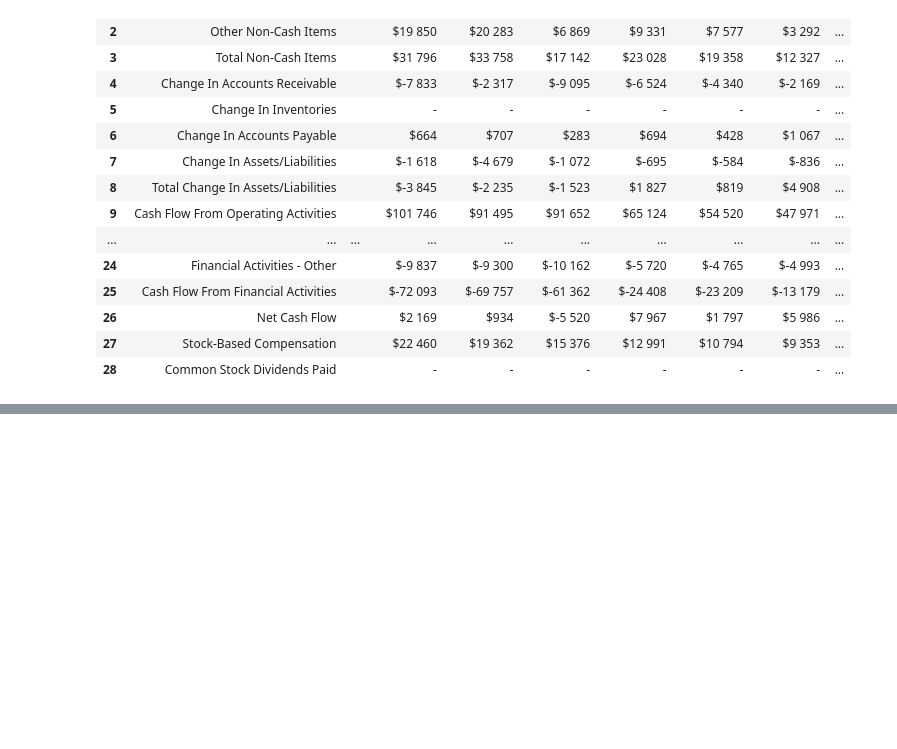
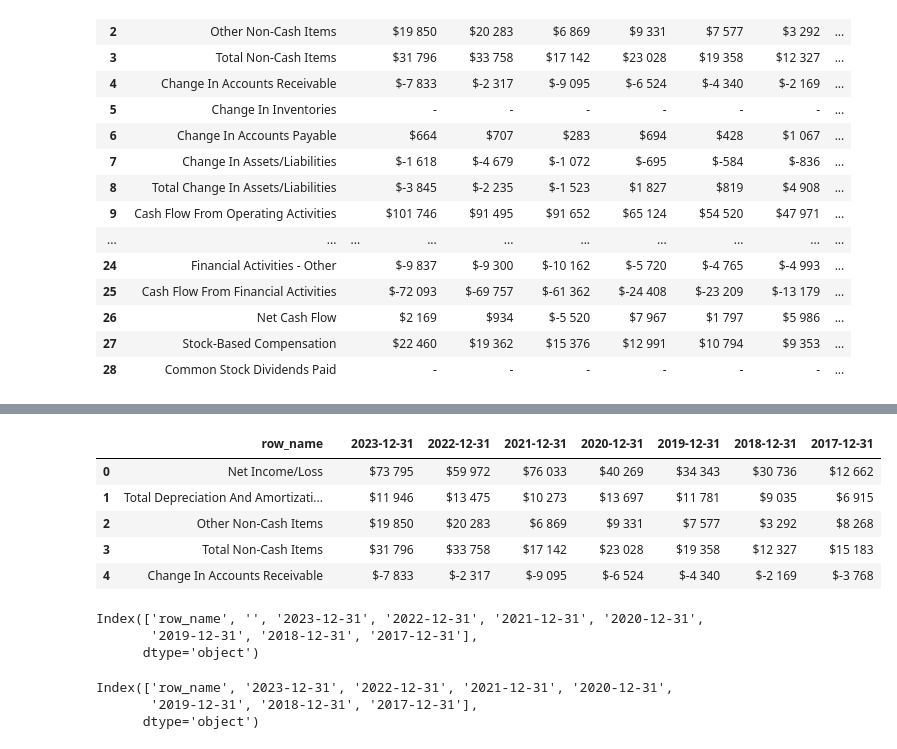
Before and after one commit to viktor-taraba/University_2023, a Jupyter notebook: findata_altern_current_period.ipynb, the cells around one changed output, grey strips where cells are left out. Cells and saved outputs as stored; diff of their text form; code cells hidden in the pictures; blank space fills up the shorter version.

```diff
--- a/findata_altern_current_period.ipynb
+++ b/findata_altern_current_period.ipynb
@@ -47,0 +102,23 @@ df
+# %%
+df_upd = df_upd.rename(columns={"Annual Data | Millions of US $ except per share data": "row_name"})
+df_upd.head()
+# %% [output]
+|  | row_name |  | 2023-12-31 | 2022-12-31 | 2021-12-31 | 2020-12-31 | 2019-12-31 | 2018-12-31 | 2017-12-31 |
+| 0 | Net Income/Loss |  | $73 795 | $59 972 | $76 033 | $40 269 | $34 343 | $30 736 | $12 662 |
+| 1 | Total Depreciation And Amortizati... |  | $11 946 | $13 475 | $10 273 | $13 697 | $11 781 | $9 035 | $6 915 |
+| 2 | Other Non-Cash Items |  | $19 850 | $20 283 | $6 869 | $9 331 | $7 577 | $3 292 | $8 268 |
+| 3 | Total Non-Cash Items |  | $31 796 | $33 758 | $17 142 | $23 028 | $19 358 | $12 327 | $15 183 |
+| 4 | Change In Accounts Receivable |  | $-7 833 | $-2 317 | $-9 095 | $-6 524 | $-4 340 | $-2 169 | $-3 768 |
+# %%
+df_upd.columns
+# %% [output]
+Index(['row_name', '', '2023-12-31', '2022-12-31', '2021-12-31', '2020-12-31',
+       '2019-12-31', '2018-12-31', '2017-12-31'],
+      dtype='object')
+# %%
+df_upd = df_upd.drop('', axis=1)
+df_upd.columns
+# %% [output]
+Index(['row_name', '2023-12-31', '2022-12-31', '2021-12-31', '2020-12-31',
+       '2019-12-31', '2018-12-31', '2017-12-31'],
+      dtype='object')
```
Also changed, not shown: parts of 7 cells of this notebook.
